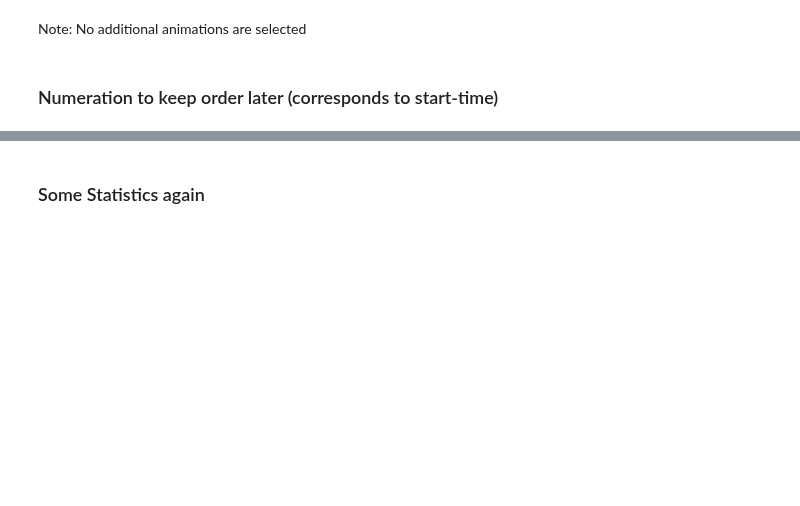
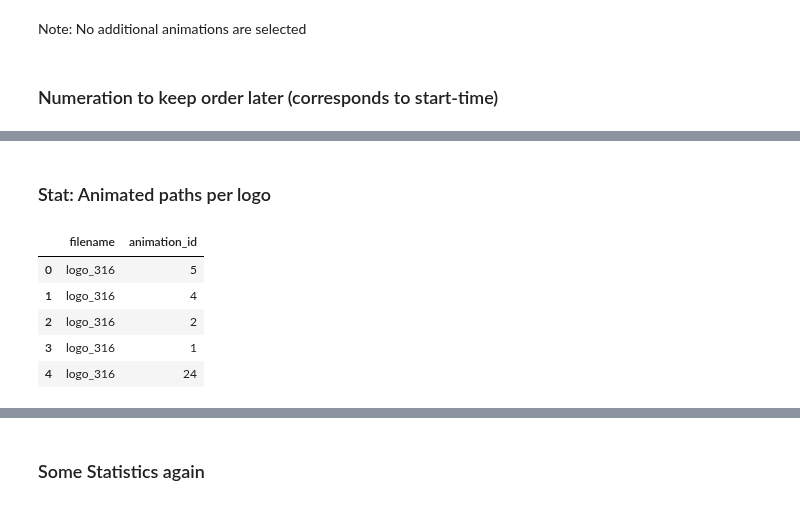
Before and after one commit to dfuhge/Animate_SVG_v2, a Jupyter notebook: prototype_dataset.ipynb, the cells around one changed output, grey strips where cells are left out. Drawn from its saved outputs; the diff is of its cells as text; code cells hidden in the pictures; blank space fills up the shorter version.

```diff
--- a/prototype_dataset.ipynb
+++ b/prototype_dataset.ipynb
@@ -191,0 +338,13 @@ best_output.head()
+# %% [markdown]
+### Stat: Animated paths per logo
+# %%
+used_paths = best_output[["filename", "animation_id"]].drop_duplicates(
+    subset = ['filename', 'animation_id'], keep = 'last').reset_index(drop = True)
+used_paths.head()
+# %% [output]
+|  | filename | animation_id |
+| 0 | logo_316 | 5 |
+| 1 | logo_316 | 4 |
+| 2 | logo_316 | 2 |
+| 3 | logo_316 | 1 |
+| 4 | logo_316 | 24 |
```
Also changed, not shown: parts of 37 cells of this notebook, 25 other files.
